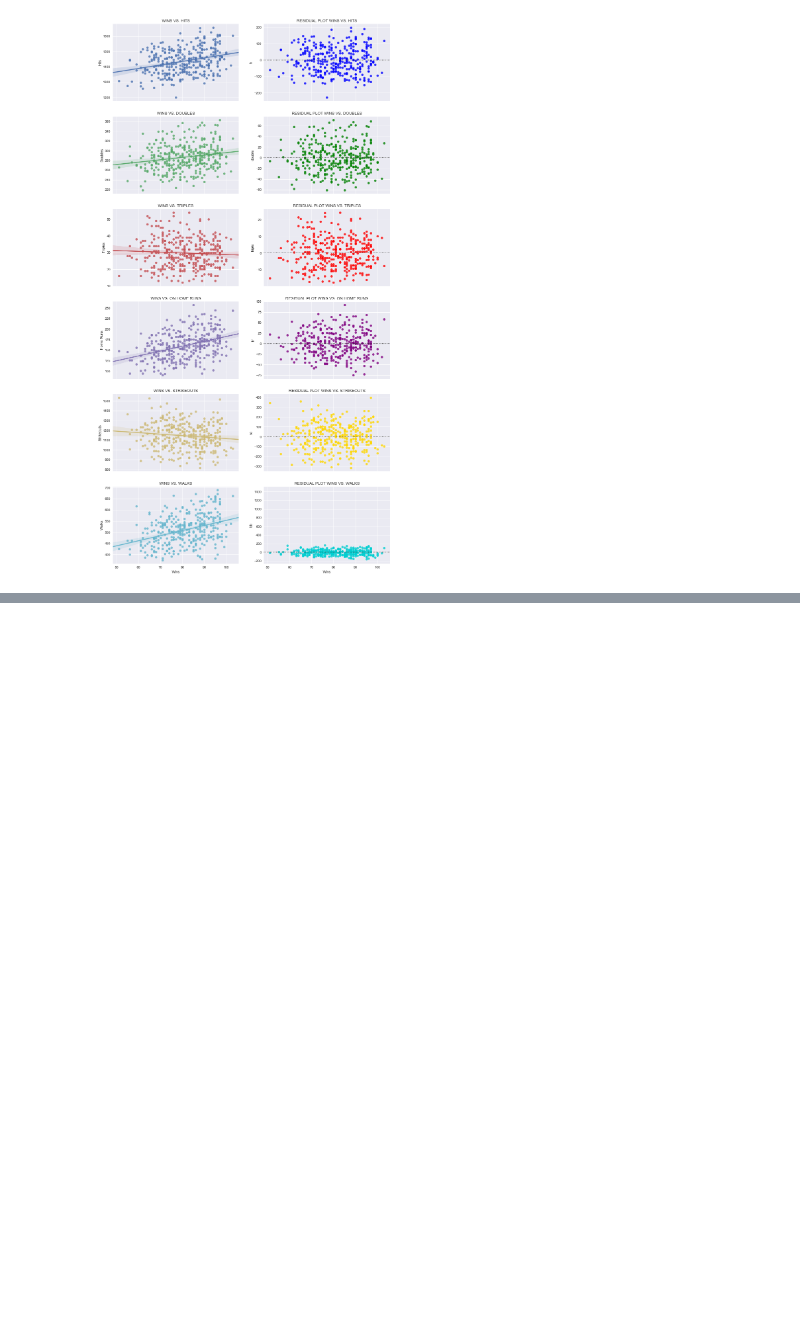
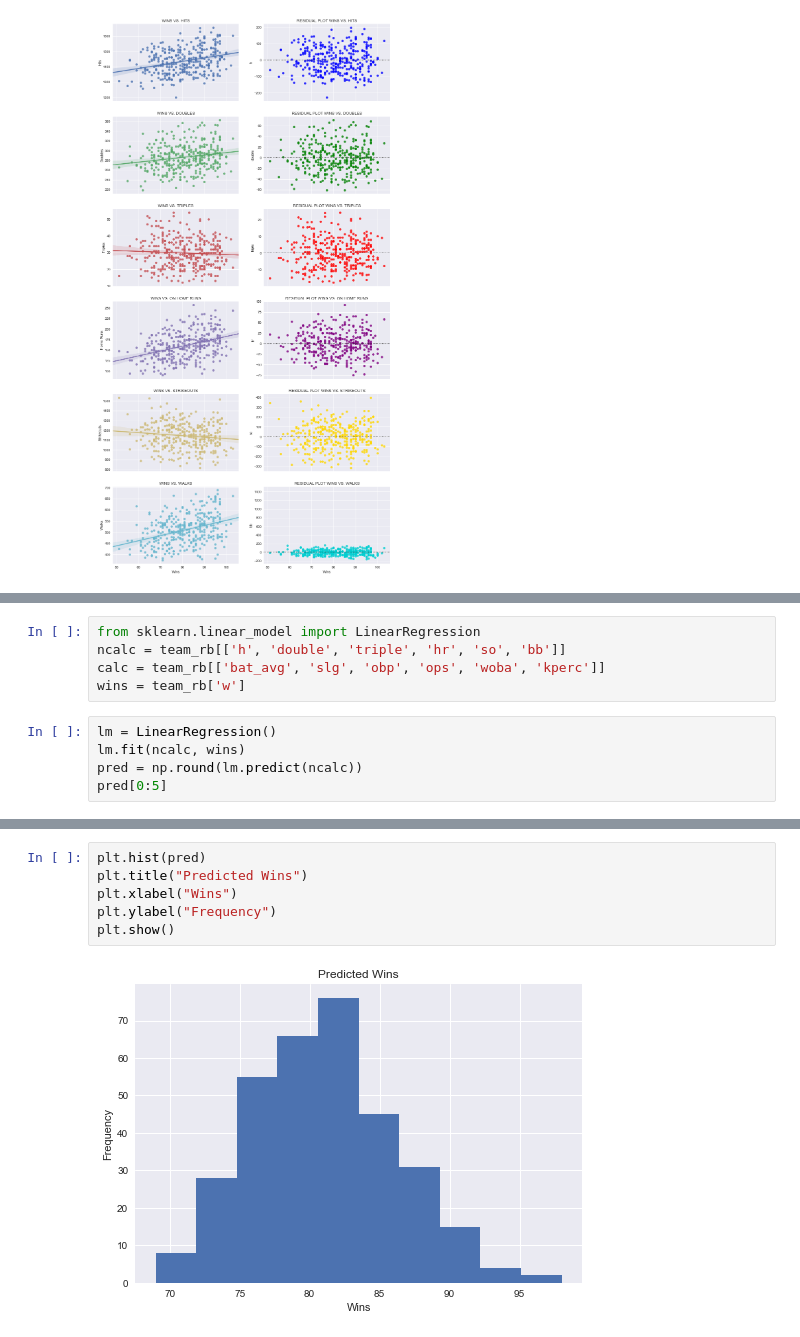
Before and after one commit to lawewers/Springboard-Capstone-MLB-W-vs.-L, a Jupyter notebook: CapstoneProject.ipynb, the cells around one changed output, grey strips where cells are left out. Saved outputs shown, nothing was run; the diff lists cells and outputs as text; blank space fills up the shorter version.

```diff
--- a/CapstoneProject.ipynb
+++ b/CapstoneProject.ipynb
@@ -789,0 +482,10 @@ None
+# %%
+from sklearn.linear_model import LinearRegression
+ncalc = team_rb[['h', 'double', 'triple', 'hr', 'so', 'bb']]
+calc = team_rb[['bat_avg', 'slg', 'obp', 'ops', 'woba', 'kperc']]
+wins = team_rb['w']
+# %%
+lm = LinearRegression()
+lm.fit(ncalc, wins)
+pred = np.round(lm.predict(ncalc))
+pred[0:5]
@@ -789,0 +512,8 @@ None
+# %%
+plt.hist(pred)
+plt.title("Predicted Wins")
+plt.xlabel("Wins")
+plt.ylabel("Frequency")
+plt.show()
+# %% [output]
+[figure, added]
```
Also changed, not shown: parts of 44 cells of this notebook.
